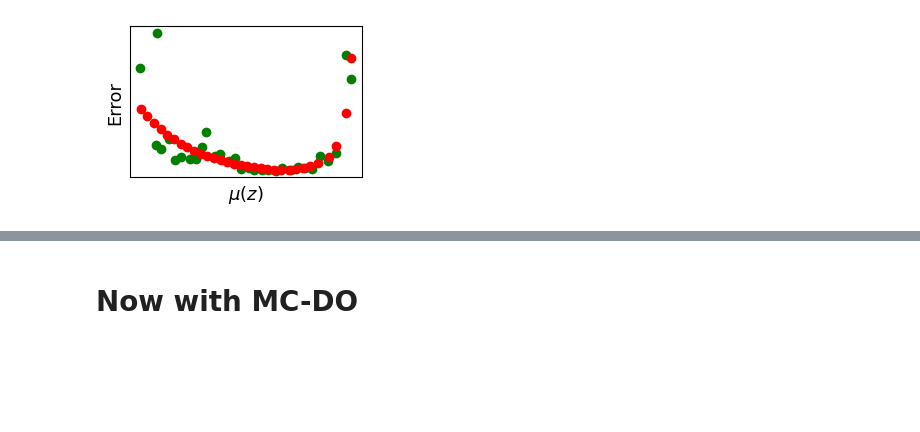
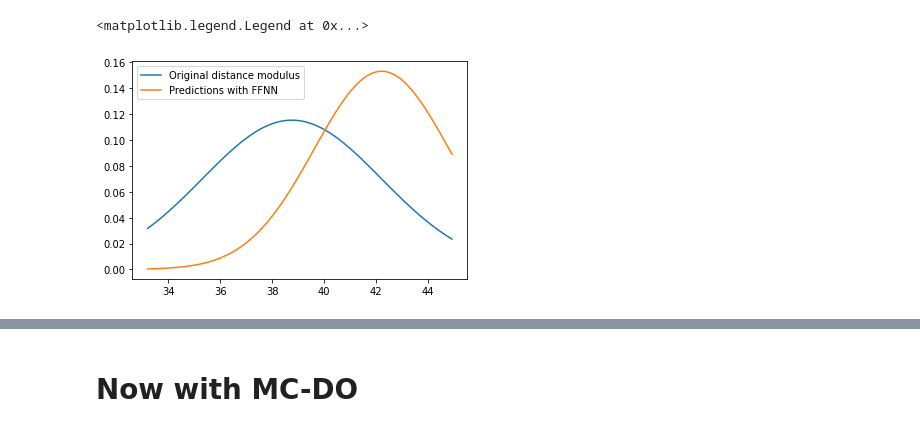
Before and after one commit to igomezv/neuralCosmoReconstruction, a Jupyter notebook: notebooks/loadANNjla.ipynb, the cells around one changed output, grey strips where cells are left out. Cells and saved outputs as stored; diff of their text form; code cells hidden in the pictures; blank space fills up the shorter version.

```diff
--- a/notebooks/loadANNjla.ipynb
+++ b/notebooks/loadANNjla.ipynb
@@ -68 +66,7 @@ errorsfake = np.exp(pred_random[:,1].reshape(nsize,))
+# %%
+ztest2 = encoder.predict(syscov.reshape((-1,31*31)))
+z_mean_syscov, z_std_syscov, z_sample_syscov = ztest2
+mean_ref = np.mean(dist)
+std_ref = np.std(dist)
+delta_mean = z_sample_syscov - mean_ref
 # %%
@@ -204,14 +97,19 @@ plt.plot(ranz, dlfake-mulcdm)
-# %%
-plt.figure(figsize=(3, 2), dpi=100)
-
-plt.scatter(dist, errors, c='g')
-plt.scatter(dlfake, errorsfake, c='r')
-plt.yticks([])
-plt.xticks([])
-
-
-plt.ylabel("Error", fontsize=13)
-plt.xlabel("$\mu(z)$", fontsize=13)
-plt.savefig('errorsjlaffnn.png')
-# %% [output]
-[figure, removed]
+# %%
+mean_pred_interpoint = np.mean(dlfake)
+std_pred_interpoint = np.std(dlfake)
+# %%
+xmin = np.min(dlfake)
+xmax= np.max(dlfake)
+x = np.linspace(xmin, xmax, 100)
+y1 = sp.stats.norm.pdf(x, mean_ref, std_ref)
+y2 = sp.stats.norm.pdf(x, mean_pred_interpoint, std_pred_interpoint)
+
+plt.plot(x, y1, label='Original distance modulus')
+plt.plot(x, y2, label='Predictions with FFNN')
+
+# plt.show()
+# dist_sc
+plt.legend()
+# %% [output]
+<matplotlib.legend.Legend at 0x...>
+[figure, added]
```
Also changed, not shown: parts of 25 cells of this notebook.
